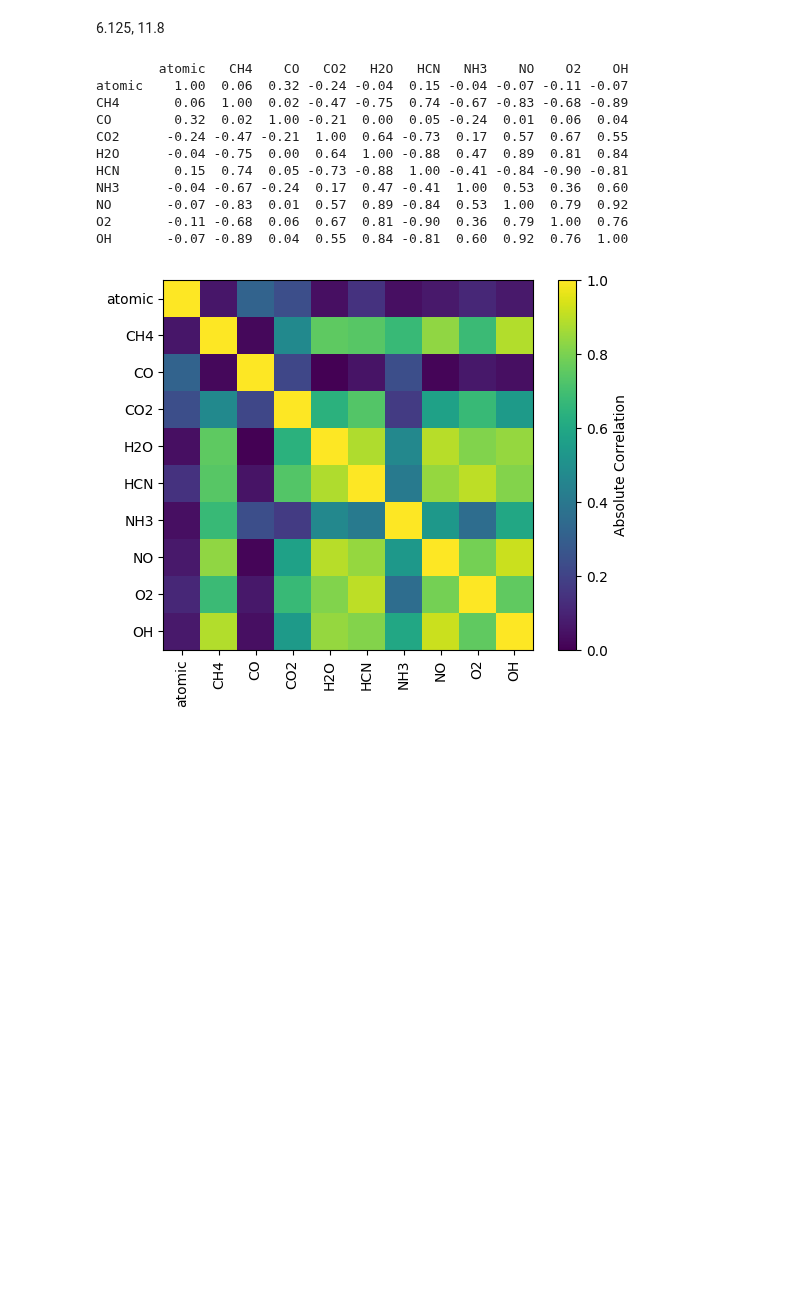
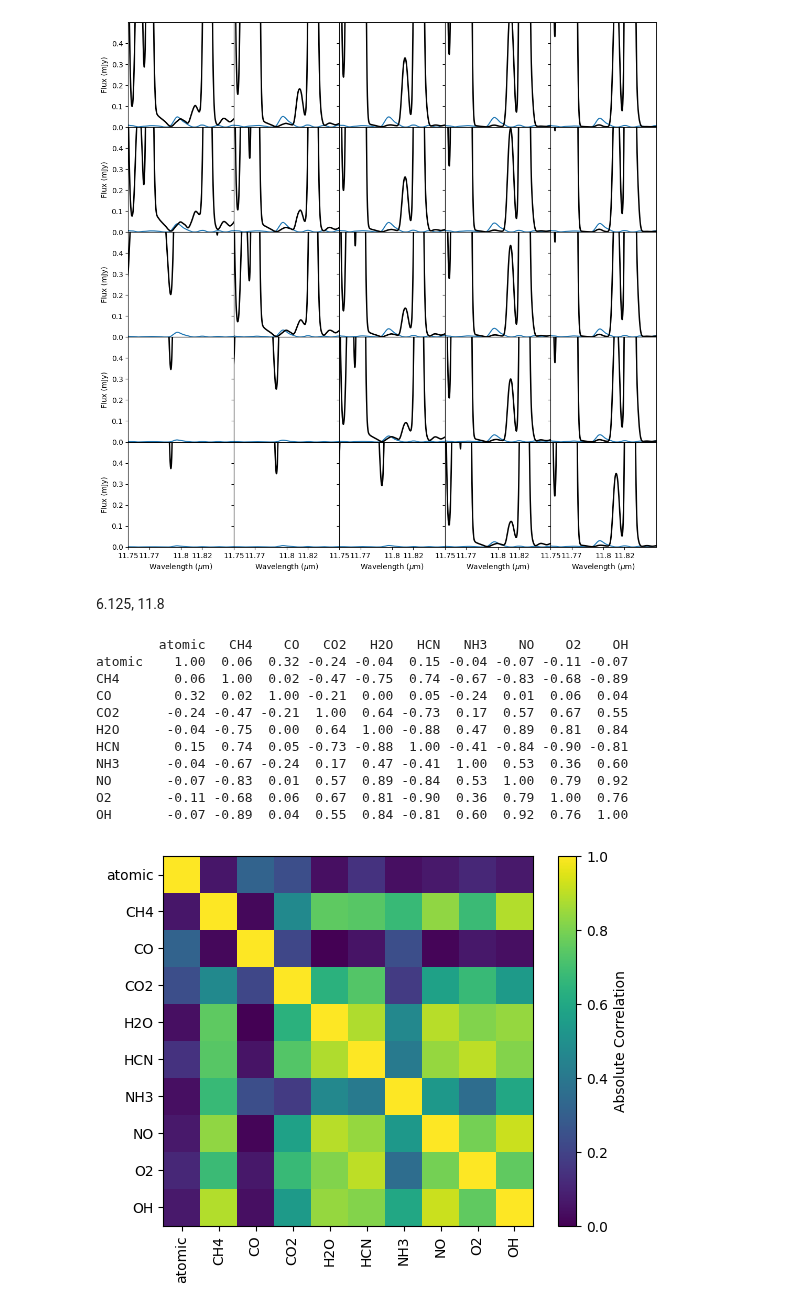
Before and after one commit to nielsklerk/BRP, a Jupyter notebook: New.ipynb, the cells around one changed output. Saved outputs shown, nothing was run; the diff lists cells and outputs as text; code cells hidden in the pictures; blank space fills up the shorter version.

```diff
--- a/New.ipynb
+++ b/New.ipynb
@@ -80,3 +80,59 @@ plt.show()
+# %%
+# %matplotlib notebook
+plt.close('all')
+total_spec = None
+cmap = mpl.colormaps.get_cmap('tab20')
+# fig, ax = plt.subplots(figsize=(14, 5))
+species = ['C2H2','CH4', 'CO', 'CO2', 'H2O', 'HCN',  'NO', 'O2', 'OH','NH3']
+# species = ['atomic', 'CH4',  'CO', 'CO2', 'HCN', 'NH3', 'NO', 'O2', 'OH']
+species =['NH3']
+fig = plt.figure(figsize=(13, 13))
+gs = fig.add_gridspec(5, 5, hspace=0, wspace=0)
+axes = gs.subplots(sharex='col', sharey='row').flatten()
+xrange=[11.75, 11.85]
+yrange=[0,0.5]
+num_xticks = 5
+num_yticks = 6
+for i in range(25):
+    n_row, n_col = divmod(i, 5)
+    total_spec = None
+    # fig, ax = plt.subplots(figsize=(14, 5))
+    model = df['Model Name'][i]
+    FLiTs_wl = df.loc[df['Model Name'] == model, 'FLiTs Wavelength'].values[0].copy()
+    FLiTs_flux = df.loc[df['Model Name'] == model, 'FLiTs Flux'].values[0].copy()
+    for index, specie in enumerate(species):
+        specie_wl = df.loc[df['Model Name'] == model, f'FLiTs {specie} Wavelength'].values[0].copy()
+        specie_flux = df.loc[df['Model Name'] == model, f'FLiTs {specie} Flux'].values[0].copy()
+        new_specie_flux = np.interp(FLiTs_wl, specie_wl, specie_flux, left=0, right=0)
+        # if total_spec is None:
+        #     total_spec = new_specie_flux
+        # else:
+        #     total_spec += new_specie_flux
+        # axes[i].fill_between(FLiTs_wl, 0, total_spec*1000, label=specie, zorder=len(species) - index+1,
+        #                 color=cmap(index / len(species)))
+        # ax.fill_between(specie_wl,0, specie_flux*1000, label=specie, zorder=len(species) - index+1,
+        #                 color=cmap(index / len(species)))
+        # new_flux = np.interp(FLiTs_wl, specie_wl, specie_flux)
+        # ax.plot(FLiTs_wl, np.log10(new_flux/FLiTs_flux+1))
+        axes[i].plot(FLiTs_wl, new_specie_flux*1000)
+    axes[i].plot(FLiTs_wl, FLiTs_flux*1000, c='black', lw=2, label='FLiTs', zorder=20)
+    # ax.plot(specie_wl, specie_flux)
+    # ax.plot(total_FLiTs_wl, interp_flux*1000, color='grey', zorder=30)
+    # fig.suptitle(model)
+    axes[i].set_xlim(xrange)
+    axes[i].set_ylim(yrange)
+    if n_col == 0:
+        axes[i].set_ylabel("Flux (mJy)")
+        axes[i].set_yticks(np.linspace(yrange[0] * 100, yrange[1] * 100, num_yticks, dtype=int)[:-1] / 100)
+        axes[i].set_yticklabels(np.linspace(yrange[0] * 100, yrange[1] * 100, num_yticks, dtype=int)[:-1] / 100)
+    if n_row == 4:
+        axes[i].set_xlabel(r"Wavelength ($\mu$m)")
+        axes[i].set_xticks(np.linspace(xrange[0] * 100, xrange[1] * 100, num_xticks, dtype=int)[:-1] / 100)
+        axes[i].set_xticklabels(np.linspace(xrange[0] * 100, xrange[1] * 100, num_xticks, dtype=int)[:-1] / 100)
+
+plt.show()
+# %% [output]
+[figure, added]
 # %% [markdown]
 6.125, 11.8
 # %%
```
Also changed, not shown: parts of 1 cell of this notebook, 2 other files.
